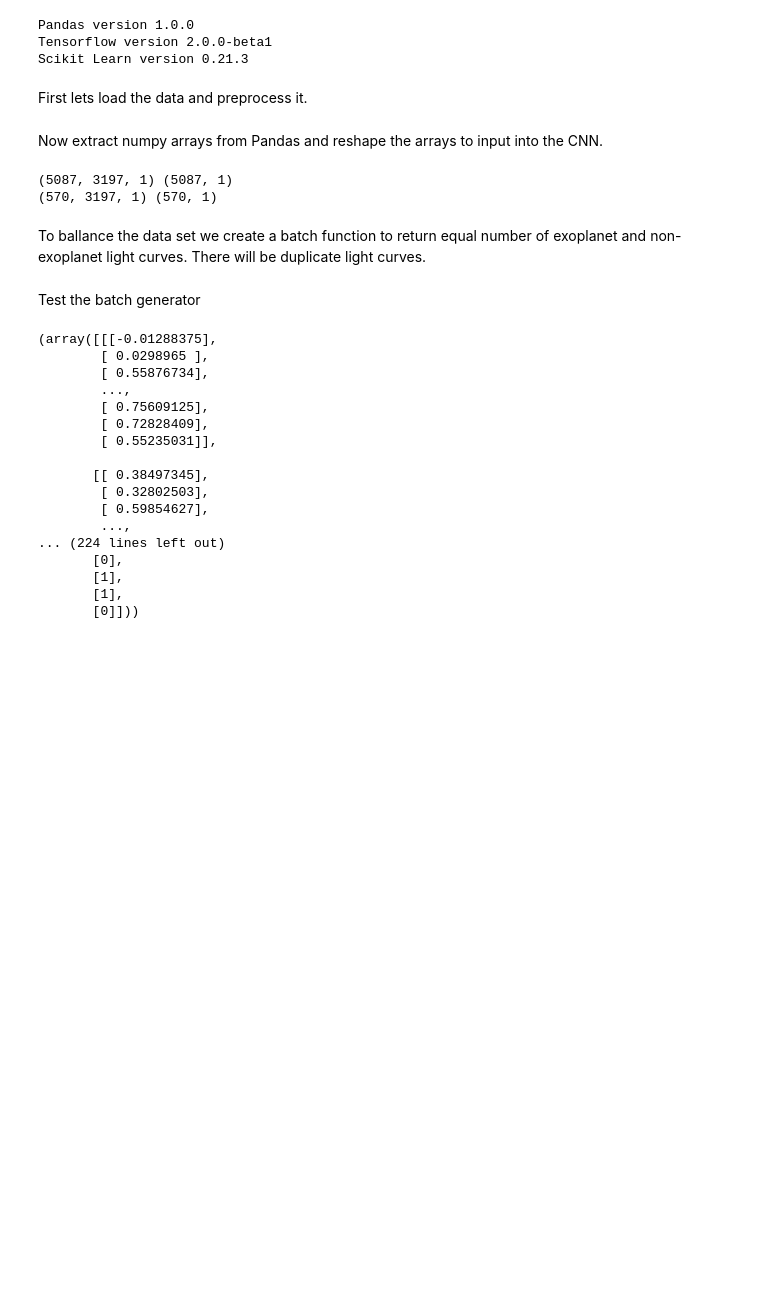
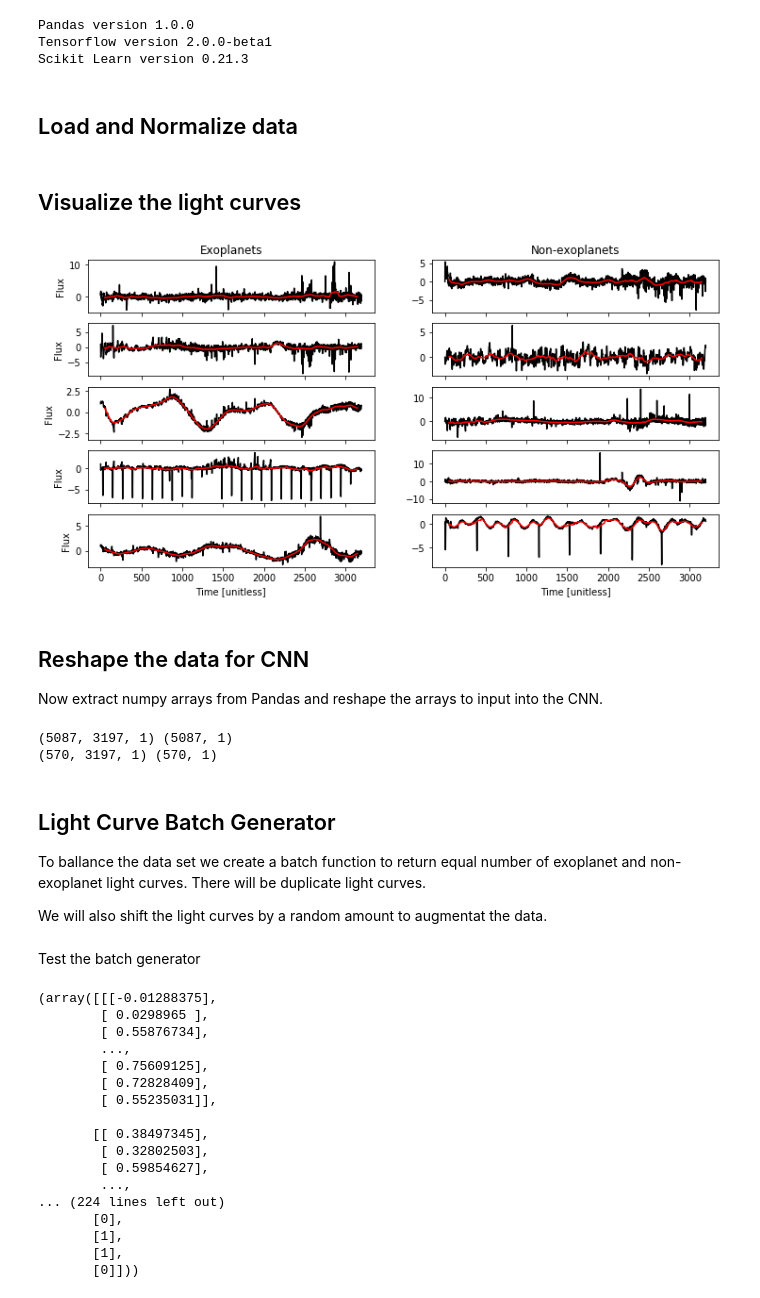
Before and after one commit to RockyMountainDataScience/Spring_2020_Workshops, a Jupyter notebook: workshop5/exoplanet_cnn.ipynb, the cells around one changed output. Saved outputs shown, nothing was run; the diff lists cells and outputs as text; code cells hidden in the pictures; blank space fills up the shorter version.

```diff
--- a/workshop5/exoplanet_cnn.ipynb
+++ b/workshop5/exoplanet_cnn.ipynb
@@ -19,8 +31,8 @@ print(f'Scikit Learn version {sklearn.__version__}')
 Pandas version 1.0.0
 Tensorflow version 2.0.0-beta1
 Scikit Learn version 0.21.3
-# %% [markdown]
-First lets load the data and preprocess it.
+# %% [markdown]
+## Load and Normalize data
 # %%
 def load_data(path):
     data = pd.read_csv(path)
@@ -52,7 +64,35 @@ train_data = normalize_data(train_data)
 
 test_data = load_data('./data/exoTest.csv')
 test_data = normalize_data(test_data)
+# %% [markdown]
+## Visualize the light curves
+# %%
+n_plots = 5
+n_smooth = 100 # Number of data points to smooth (boxcar average) over
+
+exo_df = train_data[train_data.LABEL == 1].sample(n=n_plots, random_state=123)
+nonexo_df = train_data[train_data.LABEL == 0].sample(n=n_plots, random_state=123)
+
+exo_df_rolling = exo_df.rolling(n_smooth, axis=1, center=True).mean()
+nonexo_df_rolling = nonexo_df.rolling(n_smooth, axis=1, center=True).mean()
+
+_, ax = plt.subplots(n_plots, 2, figsize=(12, 6), sharex=True)
+
+for i, a in enumerate(ax[:, 0]):
+    a.plot(exo_df.iloc[i, :].values, 'k')
+    a.plot(exo_df_rolling.values[i, :], 'r')
+    a.set_ylabel('Flux')
+for i, a in enumerate(ax[:, 1]):
+    a.plot(nonexo_df.iloc[i, :].values, 'k')
+    a.plot(nonexo_df_rolling.values[i, :], 'r')
+ax[0,0].set(title='Exoplanets')
+ax[0,1].set(title='Non-exoplanets')
+ax[-1,0].set_xlabel('Time [unitless]')
+ax[-1,1].set_xlabel('Time [unitless]');
+# %% [output]
+[figure, added]
 # %% [markdown]
+## Reshape the data for CNN
 Now extract numpy arrays from Pandas and reshape the arrays to input into the CNN.
 # %%
 train_data_array = train_data.iloc[:, 1:].values
@@ -72,7 +112,10 @@ print(test_data_array.shape, test_data_labels.shape)
 (5087, 3197, 1) (5087, 1)
 (570, 3197, 1) (570, 1)
 # %% [markdown]
+## Light Curve Batch Generator
 To ballance the data set we create a batch function to return equal number of exoplanet and non-exoplanet light curves. There will be duplicate light curves.
+
+We will also shift the light curves by a random amount to augmentat the data.
 # %%
 def light_curve_batch_generator(x, y, batch_size=32, augmentation='shift'):
     """
```
Also changed, not shown: parts of 8 cells of this notebook.
